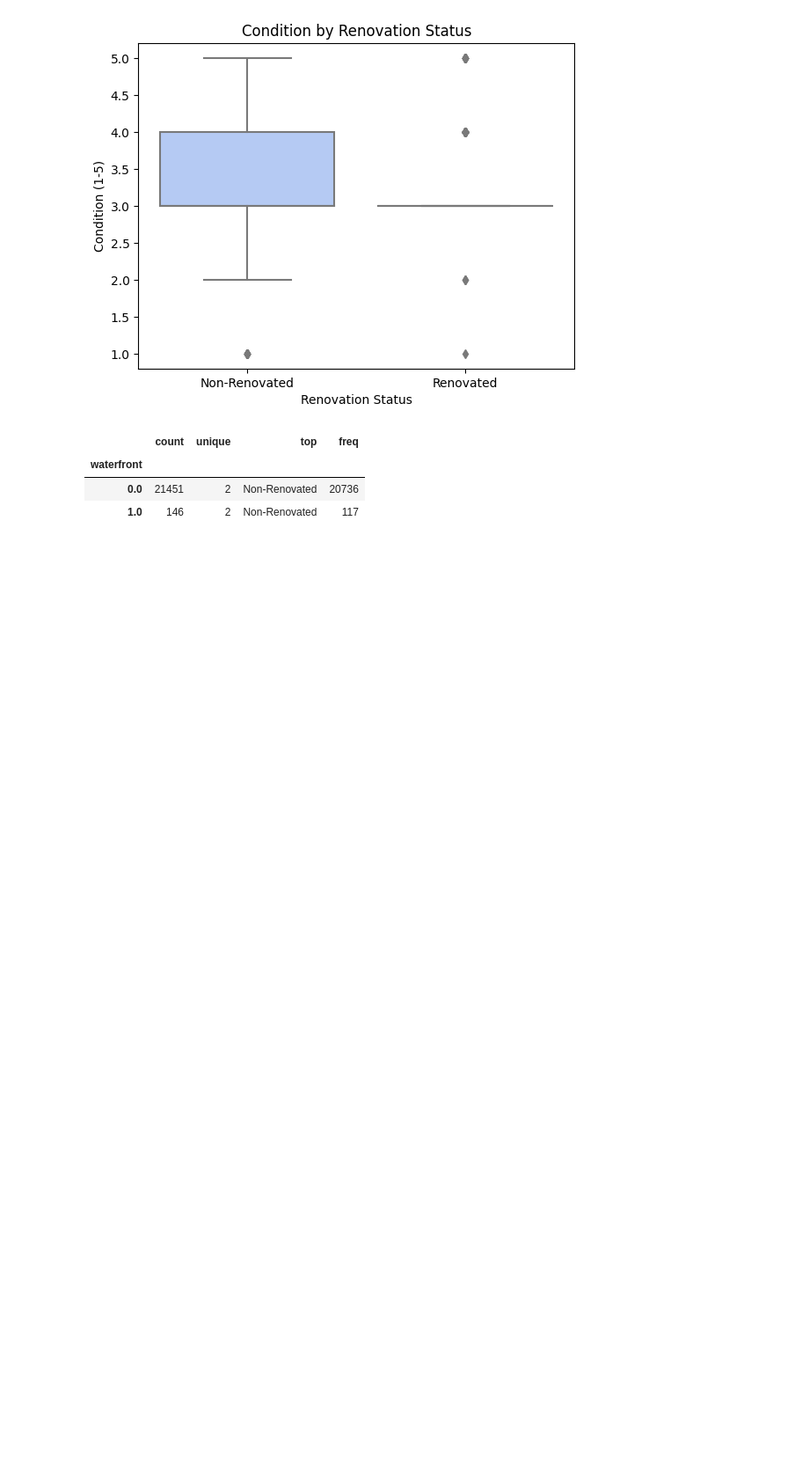
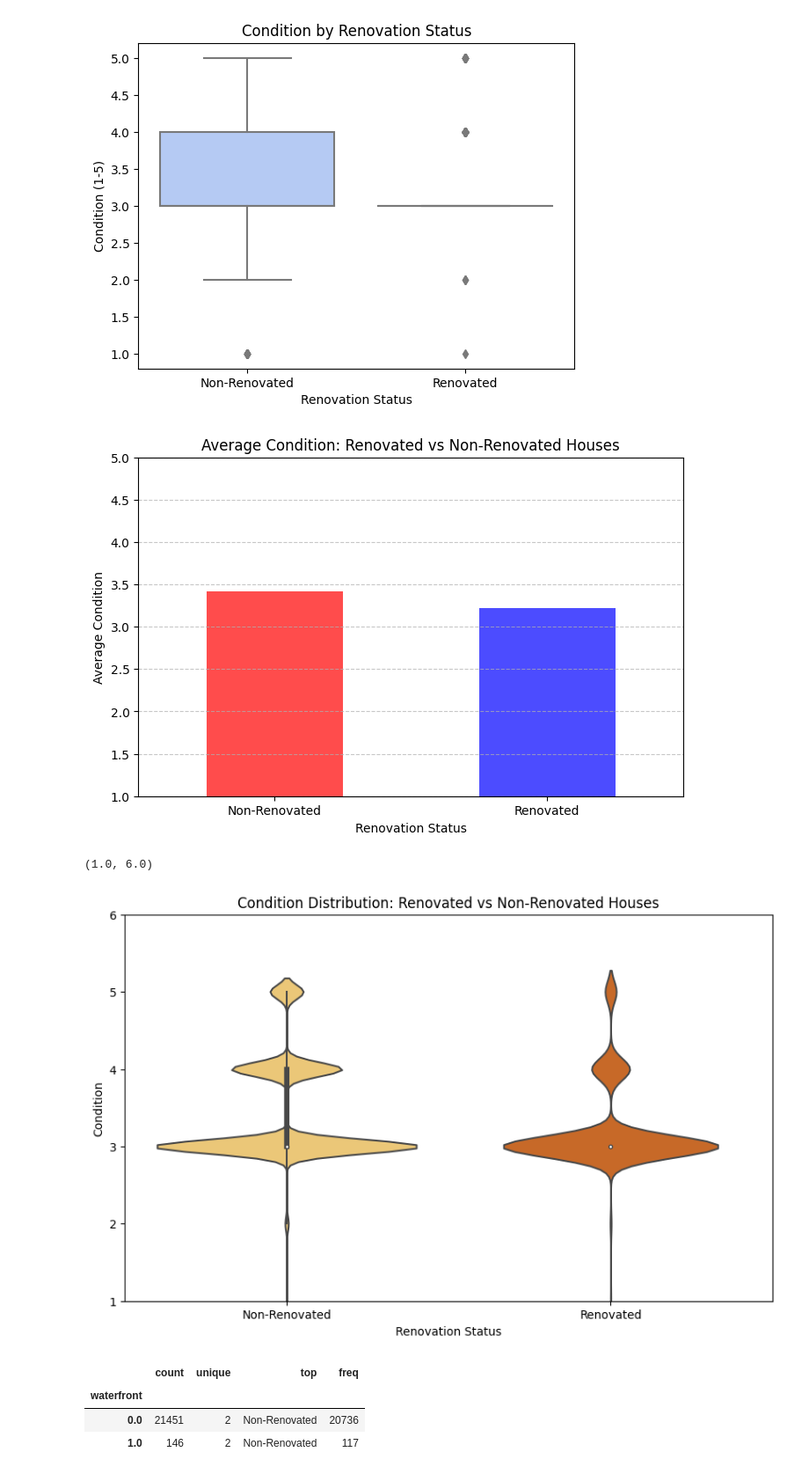
Before and after one commit to Kenny101-dot/eda-housingdata, a Jupyter notebook: Hypothesis.ipynb/Untitled.ipynb, the cells around one changed output. Shown at 88% size. Saved outputs shown, nothing was run; the diff lists cells and outputs as text; code cells hidden in the pictures; blank space fills up the shorter version.

```diff
--- a/Hypothesis.ipynb/Untitled.ipynb
+++ b/Hypothesis.ipynb/Untitled.ipynb
@@ -306,6 +336,34 @@ plt.ylabel('Condition (1-5)')
 plt.show()
 # %% [output]
 [figure]
+# %%
+# Mittelwert der Bedingung für renoviert und nicht renoviert berechnen
+condition_means = df.groupby('no_renovation')['condition'].mean()
+
+# Plot: Vergleich der durchschnittlichen Bedingung
+plt.figure(figsize=(8, 5))
+condition_means.plot(kind='bar', color=['red', 'blue'], alpha=0.7)
+plt.title('Average Condition: Renovated vs Non-Renovated Houses')
+plt.xlabel('Renovation Status')
+plt.ylabel('Average Condition')
+plt.xticks(rotation=0)
+plt.ylim(1, 5)  # Wertebereich der Condition
+plt.grid(axis='y', linestyle='--', alpha=0.7)
+
+# Plot anzeigen
+plt.show()
+
+# Optional: Boxplot zur Verteilung der Bedingungen
+plt.figure(figsize=(10, 6))
+sns.violinplot(x='no_renovation', y='condition', data=df, palette='YlOrBr')
+plt.title('Condition Distribution: Renovated vs Non-Renovated Houses')
+plt.xlabel('Renovation Status')
+plt.ylabel('Condition')
+plt.ylim(1, 6)  # Wertebereich der Condition
+# %% [output]
+[figure, added]
+(1.0, 6.0)
+[figure, added]
 # %%
 df.groupby('waterfront')['no_renovation'].describe()
 # %% [output]
```
Also changed, not shown: parts of 35 cells of this notebook, 3 other files.
